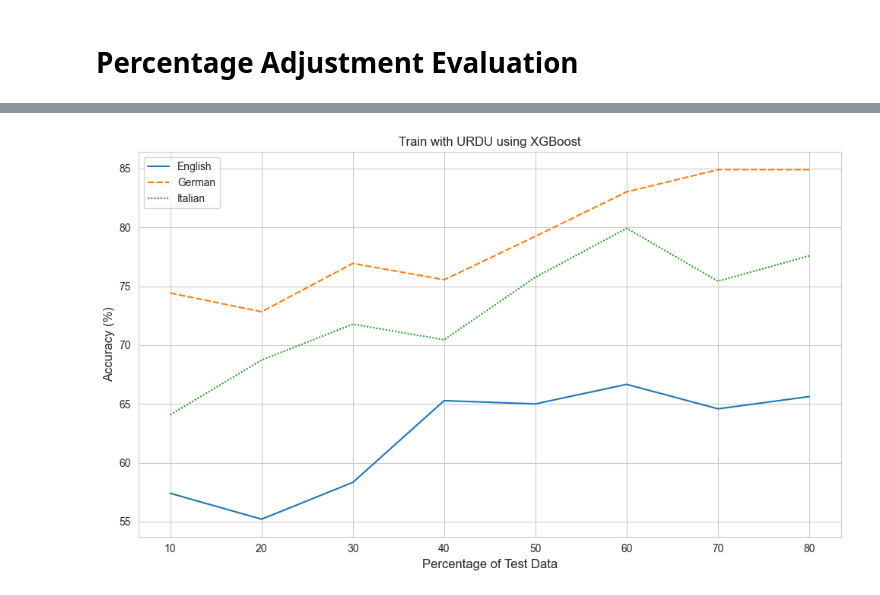
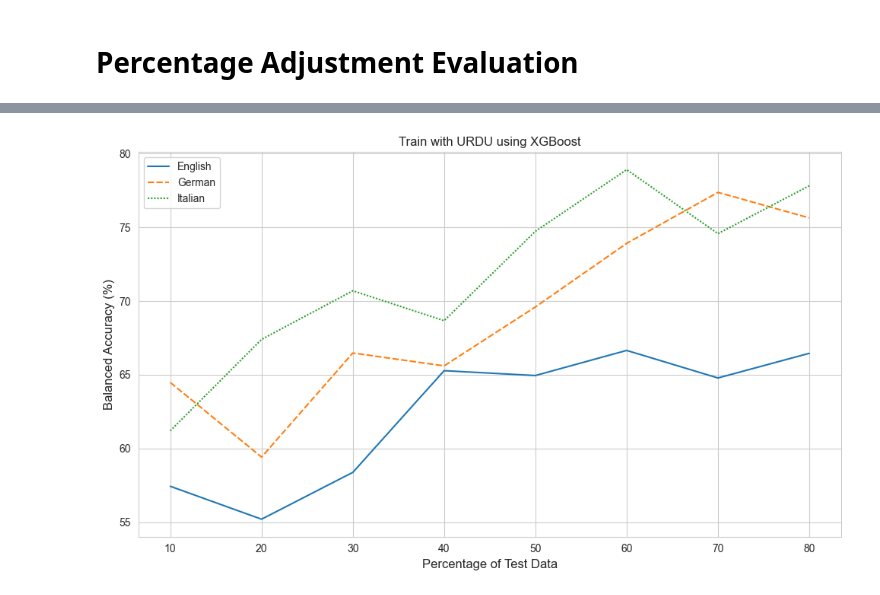
Before and after one commit to juverse/Speech-Emotion-Recognition, a Jupyter notebook: Evaluation/Percentage/percentage_evaluation.ipynb, the cells around one changed output, grey strips where cells are left out. Cells and saved outputs as stored; diff of their text form; code cells hidden in the pictures.

```diff
--- a/Evaluation/Percentage/percentage_evaluation.ipynb
+++ b/Evaluation/Percentage/percentage_evaluation.ipynb
@@ -65,4 +92,4 @@ def plot_percentage(model, percentage_dfs, datasets, metric, title):
 # %%
-plot_percentage(model="XGBoost", percentage_dfs=train_urdu_dfs, datasets=train_urdu_names, metric="Accuracy", title=f"Train with URDU")
+plot_percentage(model="XGBoost", percentage_dfs=train_urdu_dfs, datasets=train_urdu_names, metric="Balanced Accuracy", title=f"Train with URDU")
 # %% [output]
-[figure, old version]
+[figure, new version]
```
Also changed, not shown: parts of 10 cells of this notebook, 4 other files.
